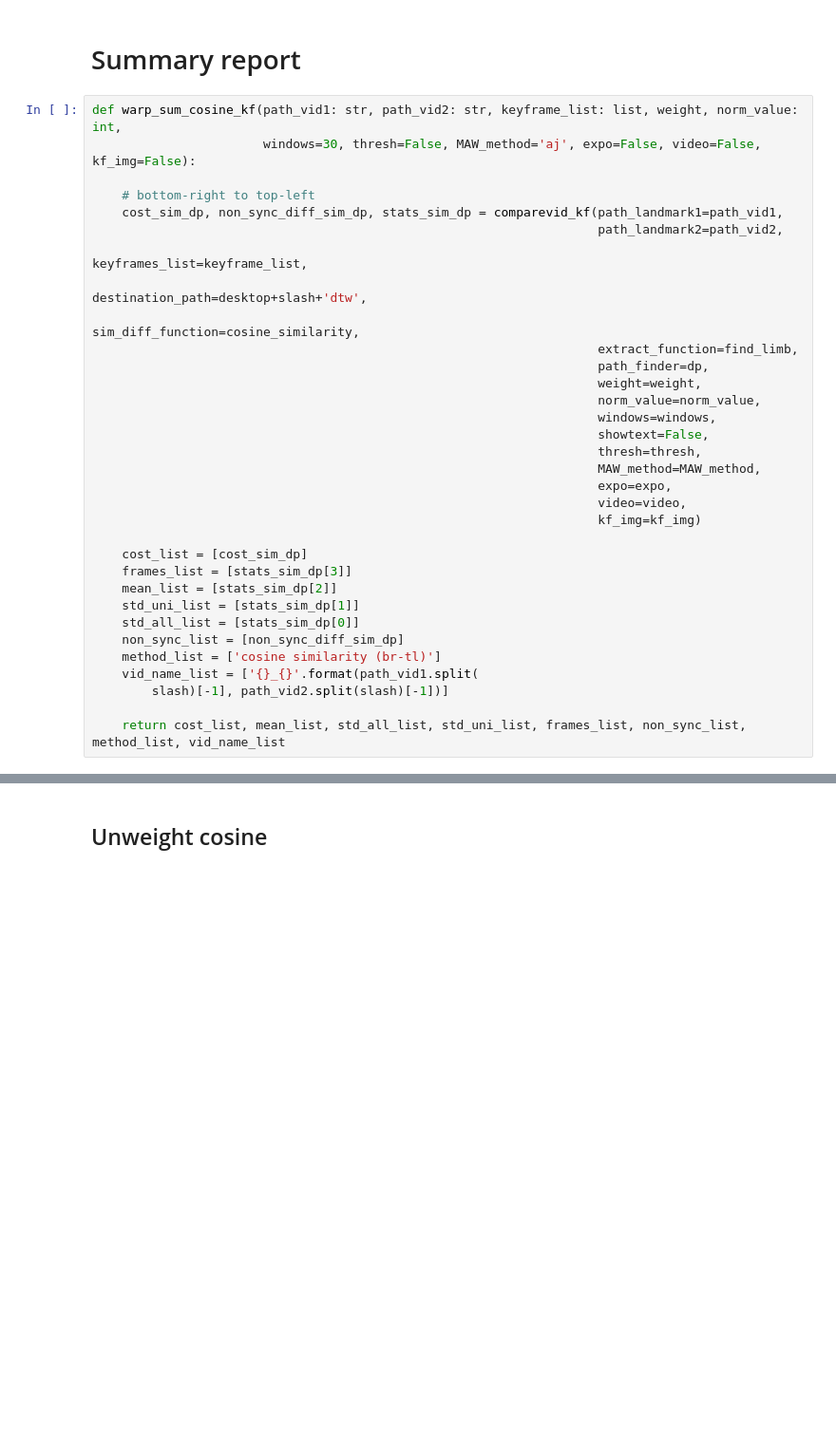
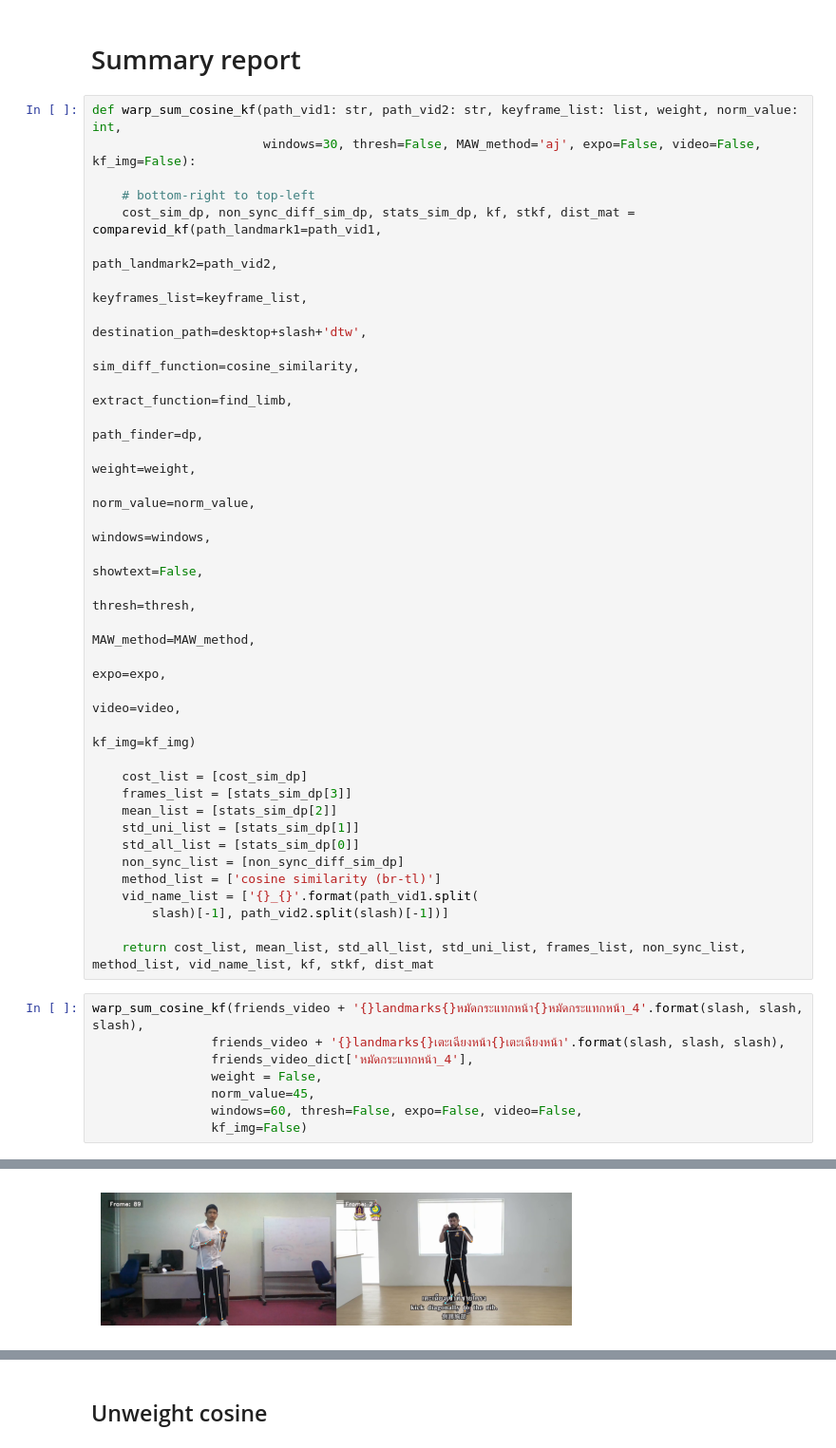
Before and after one commit to napongps/Muaythai-comparison, a Jupyter notebook: Muaythai_comparison_[Current].ipynb, the cells around one changed output, grey strips where cells are left out. Shown at 95% size. Cells and saved outputs as stored; diff of their text form; blank space fills up the shorter version.

Commit message:
update "warp up" "data is used to run" "some file name overwrite"

```diff
--- a/Muaythai_comparison_[Current].ipynb
+++ b/Muaythai_comparison_[Current].ipynb
@@ -1580,22 +1620,22 @@ def warp_sum_cosine_kf(path_vid1: str, path_vid2: str, keyframe_list: list, weig
                        windows=30, thresh=False, MAW_method='aj', expo=False, video=False, kf_img=False):
 
     # bottom-right to top-left
-    cost_sim_dp, non_sync_diff_sim_dp, stats_sim_dp = comparevid_kf(path_landmark1=path_vid1,
-                                                                    path_landmark2=path_vid2,
-                                                                    keyframes_list=keyframe_list,
-                                                                    destination_path=desktop+slash+'dtw',
-                                                                    sim_diff_function=cosine_similarity,
-                                                                    extract_function=find_limb,
-                                                                    path_finder=dp,
-                                                                    weight=weight,
-                                                                    norm_value=norm_value,
-                                                                    windows=windows,
-                                                                    showtext=False,
-                                                                    thresh=thresh,
-                                                                    MAW_method=MAW_method,
-                                                                    expo=expo,
-                                                                    video=video,
-                                                                    kf_img=kf_img)
+    cost_sim_dp, non_sync_diff_sim_dp, stats_sim_dp, kf, stkf, dist_mat = comparevid_kf(path_landmark1=path_vid1,
+                                                                                        path_landmark2=path_vid2,
+                                                                                        keyframes_list=keyframe_list,
+                                                                                        destination_path=desktop+slash+'dtw',
+                                                                                        sim_diff_function=cosine_similarity,
+                                                                                        extract_function=find_limb,
+                                                                                        path_finder=dp,
+                                                                                        weight=weight,
+                                                                                        norm_value=norm_value,
+                                                                                        windows=windows,
+                                                                                        showtext=False,
+                                                                                        thresh=thresh,
+                                                                                        MAW_method=MAW_method,
+                                                                                        expo=expo,
+                                                                                        video=video,
+                                                                                        kf_img=kf_img)
 
     cost_list = [cost_sim_dp]
     frames_list = [stats_sim_dp[3]]
@@ -1607,4 +1647,13 @@ def warp_sum_cosine_kf(path_vid1: str, path_vid2: str, keyframe_list: list, weig
     vid_name_list = ['{}_{}'.format(path_vid1.split(
         slash)[-1], path_vid2.split(slash)[-1])]
 
-    return cost_list, mean_list, std_all_list, std_uni_list, frames_list, non_sync_list, method_list, vid_name_list
+    return cost_list, mean_list, std_all_list, std_uni_list, frames_list, non_sync_list, method_list, vid_name_list, kf, stkf, dist_mat
+# %%
+warp_sum_cosine_kf(friends_video + '{}landmarks{}หมัดกระแทกหน้า{}หมัดกระแทกหน้า_4'.format(slash, slash, slash),
+                friends_video + '{}landmarks{}เตะเฉียงหน้า{}เตะเฉียงหน้า'.format(slash, slash, slash),
+                friends_video_dict['หมัดกระแทกหน้า_4'],
+                weight = False,
+                norm_value=45,
+                windows=60, thresh=False, expo=False, video=False,
+                kf_img=False)
+# %% [output]
@@ -1610,0 +1664 @@ def warp_sum_cosine_kf(path_vid1: str, path_vid2: str, keyframe_list: list, weig
+[figure, added]
```
Also changed, not shown: parts of 52 cells of this notebook.
